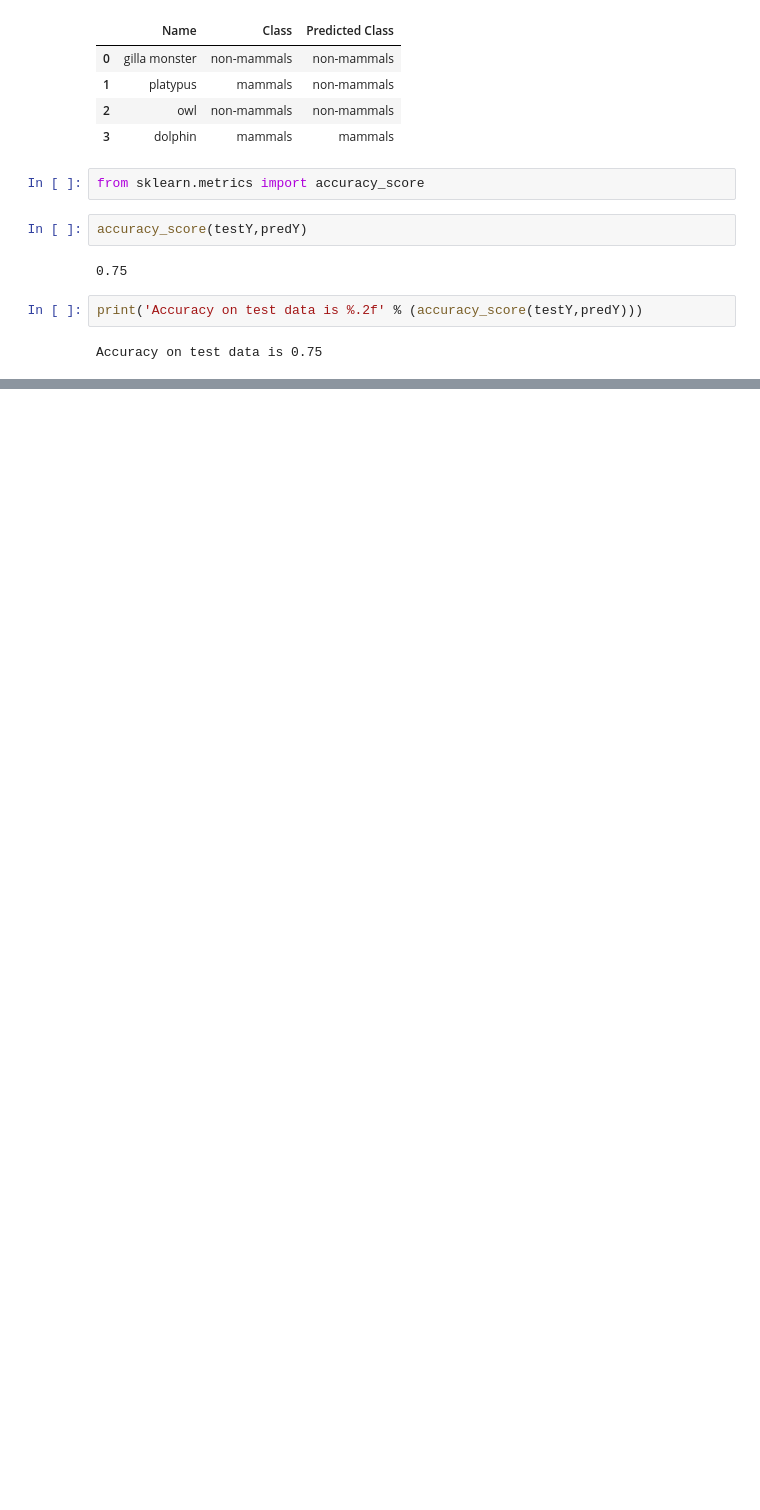
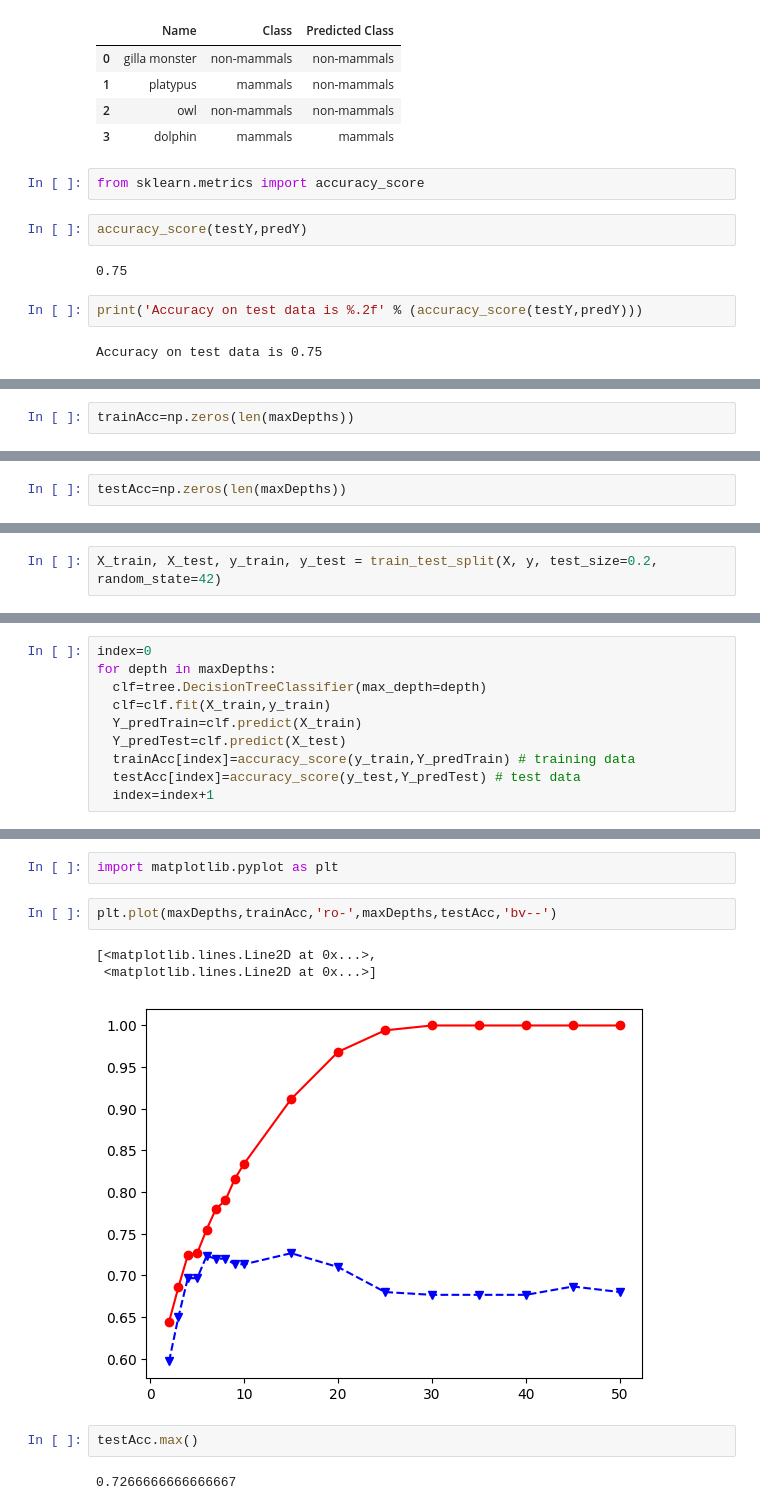
Before and after one commit to Aaliya-feisal/Entropy_DT, a Jupyter notebook: DT_computation.ipynb, the cells around one changed output, grey strips where cells are left out. Cells and saved outputs as stored; diff of their text form; blank space fills up the shorter version.

```diff
--- a/DT_computation.ipynb
+++ b/DT_computation.ipynb
@@ -545,0 +618,2 @@ Accuracy on test data is 0.75
+# %%
+trainAcc=np.zeros(len(maxDepths))
@@ -545,0 +624,2 @@ Accuracy on test data is 0.75
+# %%
+testAcc=np.zeros(len(maxDepths))
@@ -545,0 +636,2 @@ Accuracy on test data is 0.75
+# %%
+X_train, X_test, y_train, y_test = train_test_split(X, y, test_size=0.2, random_state=42)
@@ -545,0 +640,10 @@ Accuracy on test data is 0.75
+# %%
+index=0
+for depth in maxDepths:
+  clf=tree.DecisionTreeClassifier(max_depth=depth)
+  clf=clf.fit(X_train,y_train)
+  Y_predTrain=clf.predict(X_train)
+  Y_predTest=clf.predict(X_test)
+  trainAcc[index]=accuracy_score(y_train,Y_predTrain) # training data
+  testAcc[index]=accuracy_score(y_test,Y_predTest) # test data
+  index=index+1
@@ -545,0 +664,12 @@ Accuracy on test data is 0.75
+# %%
+import matplotlib.pyplot as plt
+# %%
+plt.plot(maxDepths,trainAcc,'ro-',maxDepths,testAcc,'bv--')
+# %% [output]
+[<matplotlib.lines.Line2D at 0x...>,
+ <matplotlib.lines.Line2D at 0x...>]
+[figure, added]
+# %%
+testAcc.max()
+# %% [output]
+0.7266666666666667
```
Also changed, not shown: parts of 32 cells of this notebook.
